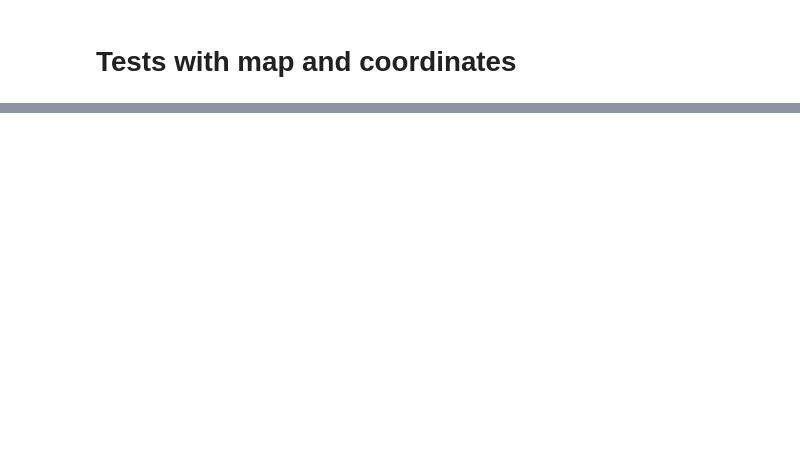
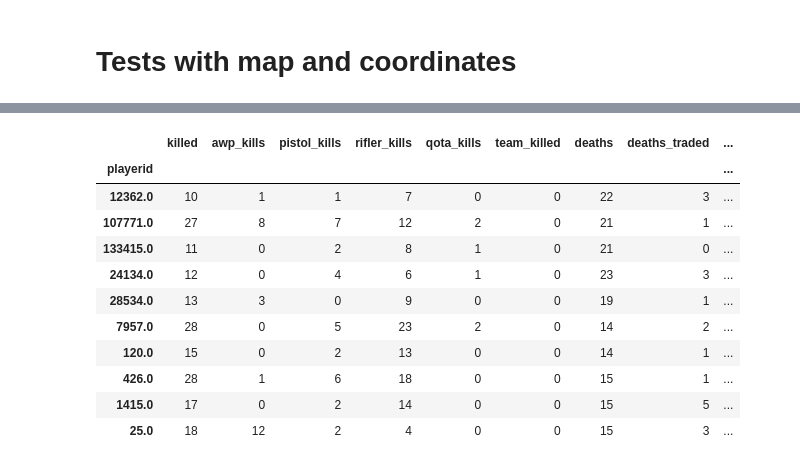
Before and after one commit to nickrvieira/analyzing_cs_go_data, a Jupyter notebook: Analyzing CS_GO Data.ipynb, the cells around one changed output, grey strips where cells are left out. Drawn from its saved outputs; the diff is of its cells as text; code cells hidden in the pictures; blank space fills up the shorter version.

```diff
--- a/Analyzing CS_GO Data.ipynb
+++ b/Analyzing CS_GO Data.ipynb
@@ -517,0 +581,16 @@ plt.show()
+# %%
+df_test = df_test.set_index("playerid")
+df_test
+# %% [output]
+|  | killed | awp_kills | pistol_kills | rifler_kills | qota_kills | team_killed | deaths | deaths_traded | ... |
+| playerid |  |  |  |  |  |  |  |  | ... |
+| 12362.0 | 10 | 1 | 1 | 7 | 0 | 0 | 22 | 3 | ... |
+| 107771.0 | 27 | 8 | 7 | 12 | 2 | 0 | 21 | 1 | ... |
+| 133415.0 | 11 | 0 | 2 | 8 | 1 | 0 | 21 | 0 | ... |
+| 24134.0 | 12 | 0 | 4 | 6 | 1 | 0 | 23 | 3 | ... |
+| 28534.0 | 13 | 3 | 0 | 9 | 0 | 0 | 19 | 1 | ... |
+| 7957.0 | 28 | 0 | 5 | 23 | 2 | 0 | 14 | 2 | ... |
+| 120.0 | 15 | 0 | 2 | 13 | 0 | 0 | 14 | 1 | ... |
+| 426.0 | 28 | 1 | 6 | 18 | 0 | 0 | 15 | 1 | ... |
+| 1415.0 | 17 | 0 | 2 | 14 | 0 | 0 | 15 | 5 | ... |
+| 25.0 | 18 | 12 | 2 | 4 | 0 | 0 | 15 | 3 | ... |
```
Also changed, not shown: parts of 11 cells of this notebook.
